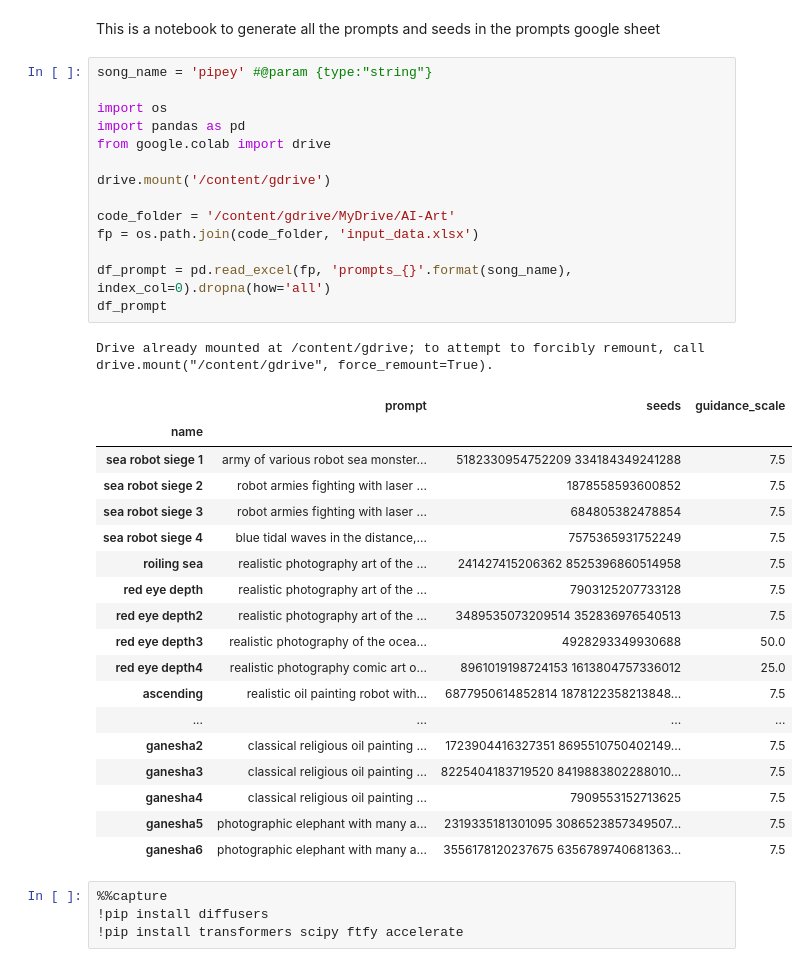
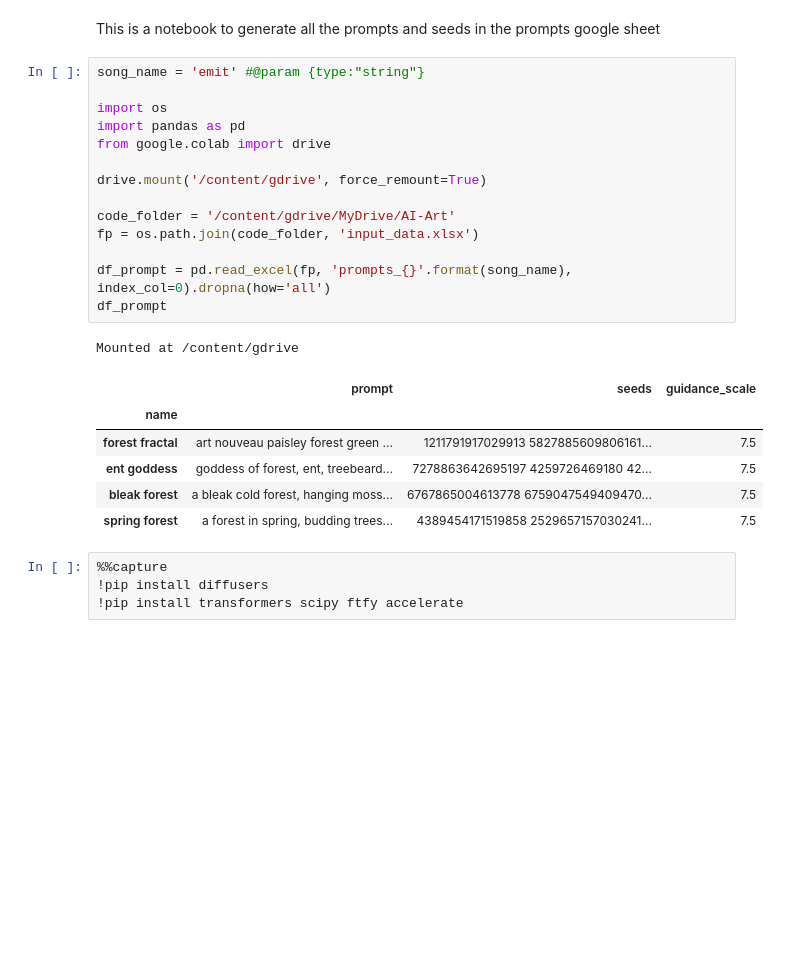
Before and after one commit to aspitarl/AI-Art, a Jupyter notebook: collab_notebooks/Generate_Saved_Prompts.ipynb, the cells around one changed output. Saved outputs shown, nothing was run; the diff lists cells and outputs as text; blank space fills up the shorter version.

```diff
--- a/collab_notebooks/Generate_Saved_Prompts.ipynb
+++ b/collab_notebooks/Generate_Saved_Prompts.ipynb
@@ -1,39 +1,27 @@
 # %% [markdown]
 This is a notebook to generate all the prompts and seeds in the prompts google sheet
 # %%
-song_name = 'pipey' #@param {type:"string"}
+song_name = 'emit' #@param {type:"string"}
 
 import os
 import pandas as pd
 from google.colab import drive
 
-drive.mount('/content/gdrive')
+drive.mount('/content/gdrive', force_remount=True)
 
 code_folder = '/content/gdrive/MyDrive/AI-Art'
 fp = os.path.join(code_folder, 'input_data.xlsx')
 
 df_prompt = pd.read_excel(fp, 'prompts_{}'.format(song_name), index_col=0).dropna(how='all')
 df_prompt
 # %% [output]
-Drive already mounted at /content/gdrive; to attempt to forcibly remount, call drive.mount("/content/gdrive", force_remount=True).
+Mounted at /content/gdrive
 |  | prompt | seeds | guidance_scale |
 | name |  |  |  |
-| sea robot siege 1 | army of various robot sea monster... | 5182330954752209 334184349241288 | 7.5 |
-| sea robot siege 2 | robot armies fighting with laser ... | 1878558593600852 | 7.5 |
-| sea robot siege 3 | robot armies fighting with laser ... | 684805382478854 | 7.5 |
-| sea robot siege 4 | blue tidal waves in the distance,... | 7575365931752249 | 7.5 |
-| roiling sea | realistic photography art of the ... | 241427415206362 8525396860514958 | 7.5 |
-| red eye depth | realistic photography art of the ... | 7903125207733128 | 7.5 |
-| red eye depth2 | realistic photography art of the ... | 3489535073209514 352836976540513 | 7.5 |
-| red eye depth3 | realistic photography of the ocea... | 4928293349930688 | 50.0 |
-| red eye depth4 | realistic photography comic art o... | 8961019198724153 1613804757336012 | 25.0 |
-| ascending | realistic oil painting robot with... | 6877950614852814 1878122358213848... | 7.5 |
-| ... | ... | ... | ... |
-| ganesha2 | classical religious oil painting ... | 1723904416327351 8695510750402149... | 7.5 |
-| ganesha3 | classical religious oil painting ... | 8225404183719520 8419883802288010... | 7.5 |
-| ganesha4 | classical religious oil painting ... | 7909553152713625 | 7.5 |
-| ganesha5 | photographic elephant with many a... | 2319335181301095 3086523857349507... | 7.5 |
-| ganesha6 | photographic elephant with many a... | 3556178120237675 6356789740681363... | 7.5 |
+| forest fractal | art nouveau paisley forest green ... | 1211791917029913 5827885609806161... | 7.5 |
+| ent goddess | goddess of forest, ent, treebeard... | 7278863642695197 4259726469180 42... | 7.5 |
+| bleak forest | a bleak cold forest, hanging moss... | 6767865004613778 6759047549409470... | 7.5 |
+| spring forest | a forest in spring, budding trees... | 4389454171519858 2529657157030241... | 7.5 |
 # %%
 %%capture
 !pip install diffusers
```
Also changed, not shown: parts of 1 cell of this notebook.
